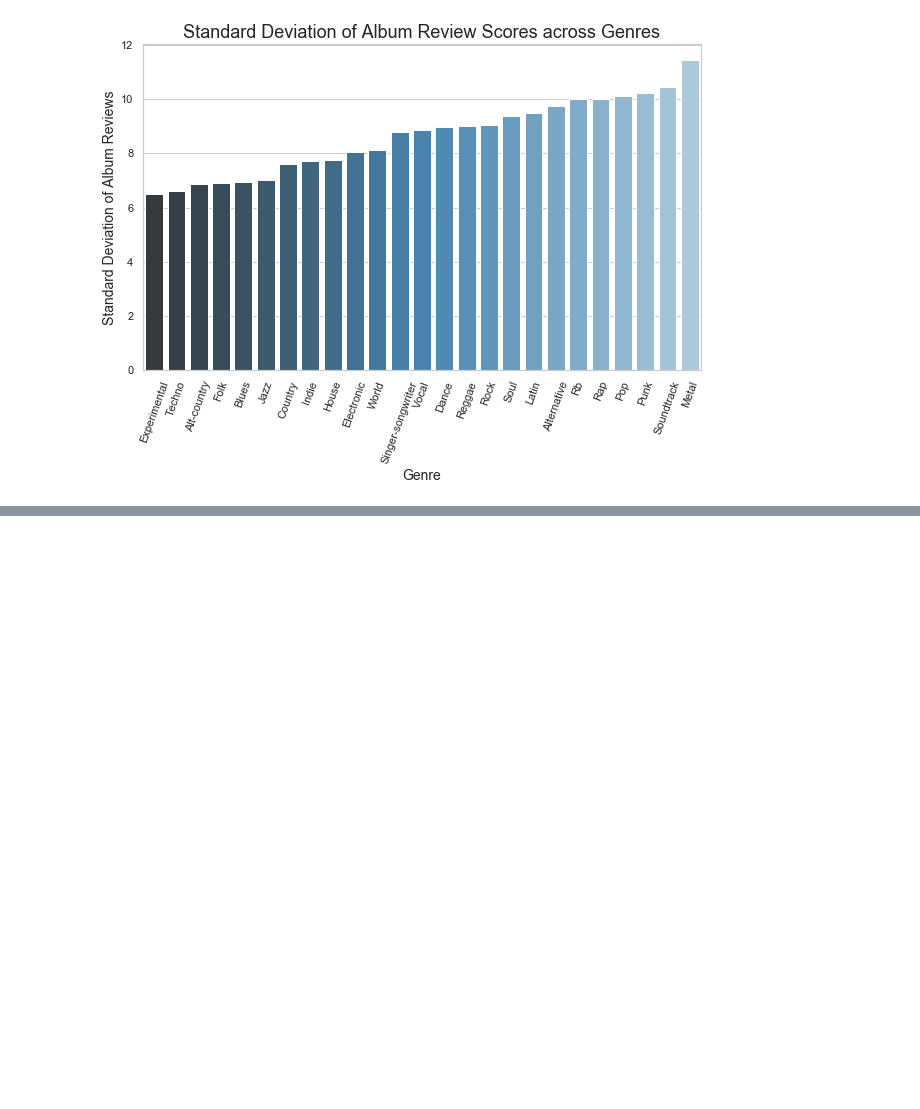
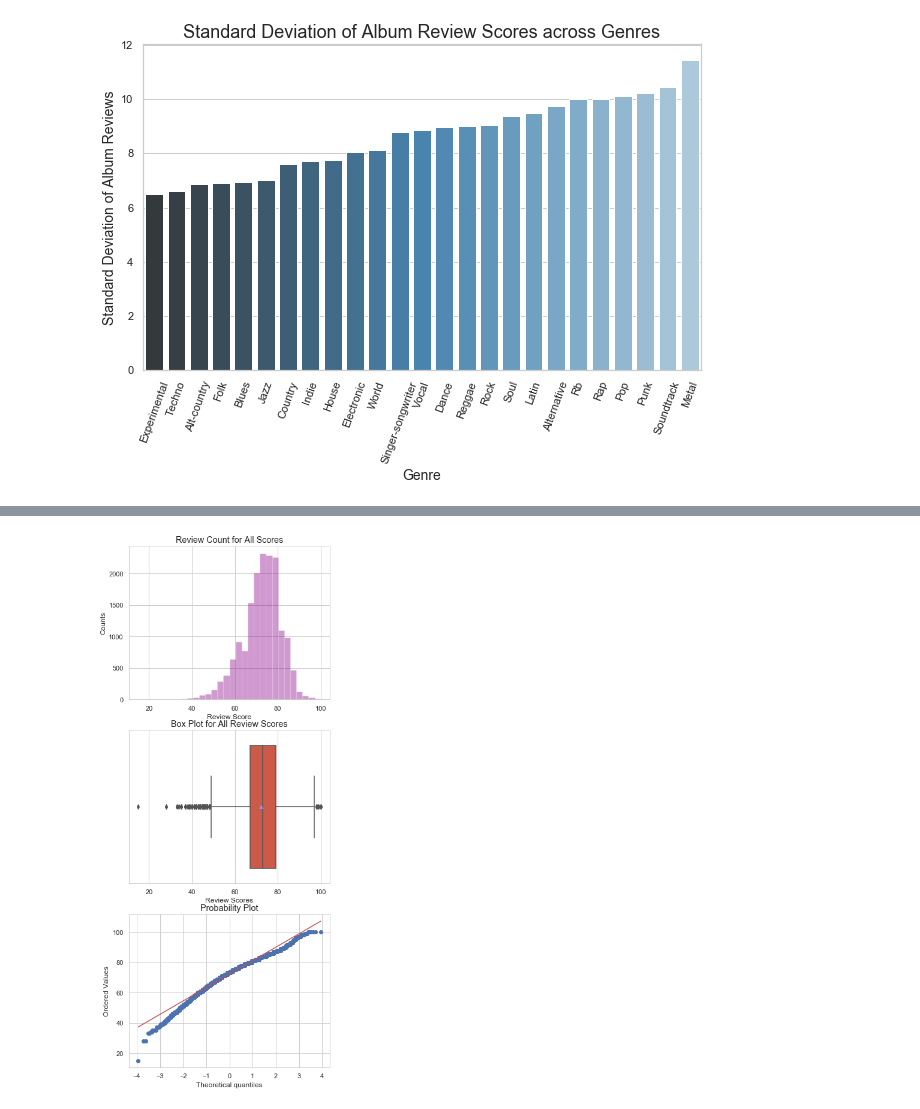
Before and after one commit to unclebrod/ReviewsByGenre, a Jupyter notebook: EDA.ipynb, the cells around one changed output, grey strips where cells are left out. Saved outputs shown, nothing was run; the diff lists cells and outputs as text; code cells hidden in the pictures; blank space fills up the shorter version.

```diff
--- a/EDA.ipynb
+++ b/EDA.ipynb
@@ -371,0 +390,24 @@ plot_genre_std(w)
+# %%
+def see_normality(all_scores):
+    '''
+    Given a list of all Metacritic scores, this function plots a histogram,
+    normal probability plot & a boxplot to assess normality
+
+    Parameters:
+    all_scores (list): a list of all score values across genres
+    '''
+    fig, (ax1, ax2, ax3) = plt.subplots(3, 1, figsize = (6, 16))
+    sns.distplot(all_scores, kde=False, bins = 30, color='darkmagenta',
+                 ax=ax1)
+    ax1.set_title('Review Count for All Scores')
+    ax1.set_xlabel('Review Score')
+    ax1.set_ylabel('Counts')
+    sns.boxplot(all_scores, showmeans=True, ax=ax2)
+    ax2.set_title('Box Plot for All Review Scores')
+    ax2.set_xlabel('Review Scores')
+    stats.probplot(all_scores, plot=ax3)
+    plt.show()
+# %%
+see_normality(allscores)
+# %% [output]
+[figure, added]
```
Also changed, not shown: parts of 4 cells of this notebook.
